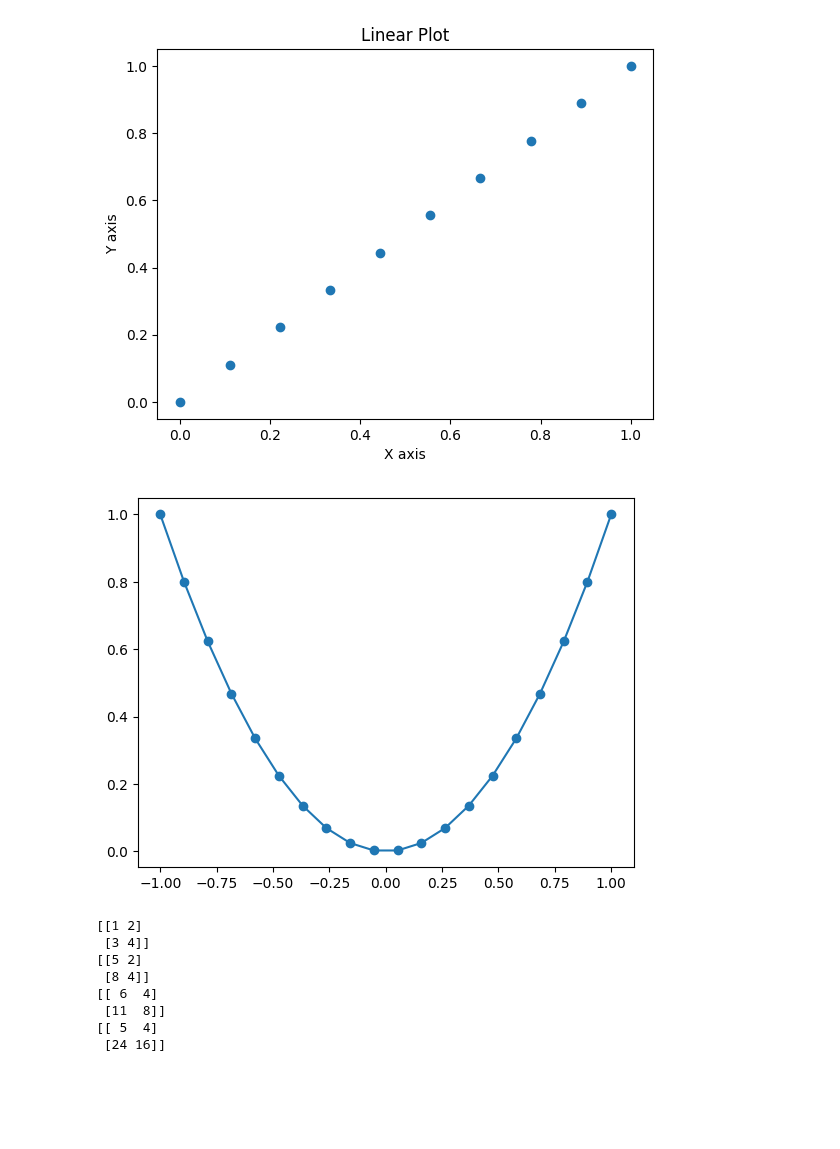
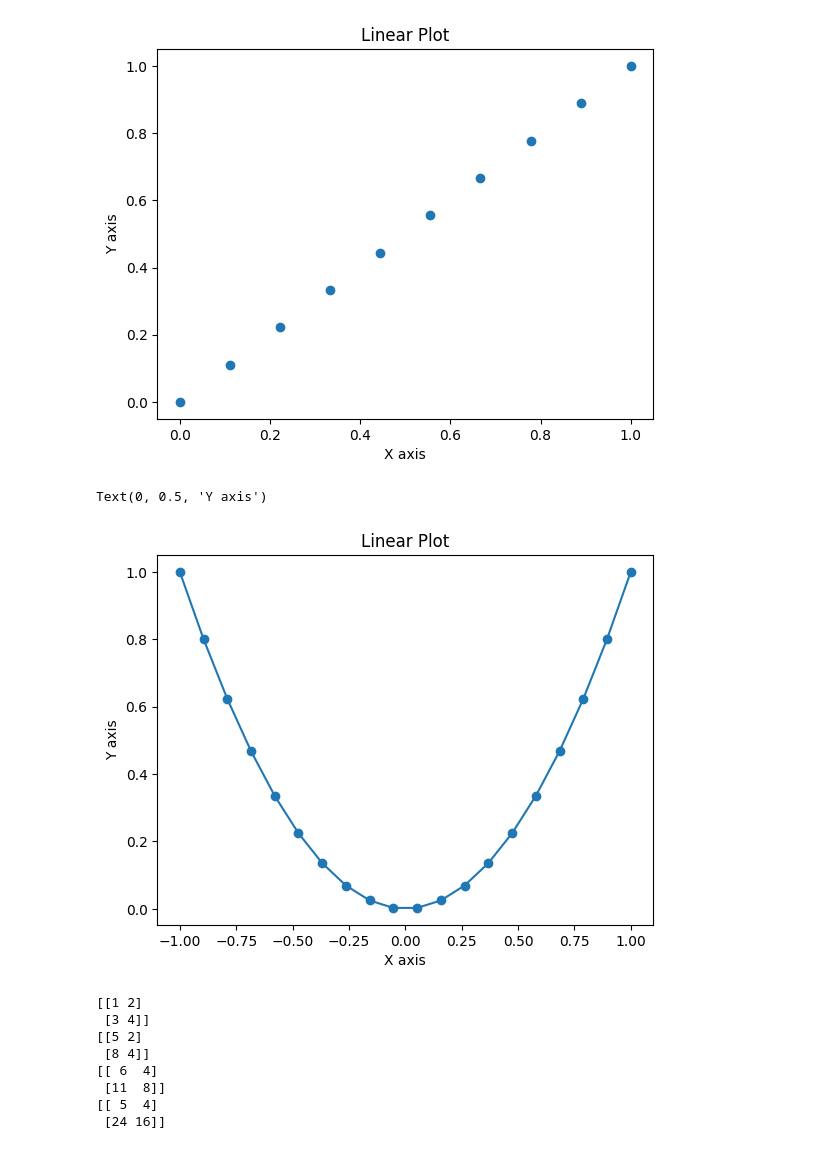
Before and after one commit to bhushan-ssh/colabs, a Jupyter notebook: numpy&plt.ipynb, the cells around one changed output. Cells and saved outputs as stored; diff of their text form; code cells hidden in the pictures; blank space fills up the shorter version.

```diff
--- a/numpy&plt.ipynb
+++ b/numpy&plt.ipynb
@@ -33,10 +33,14 @@ Text(0, 0.5, 'Y axis')
 # %%
 x=np.linspace(-1,1,20)
 y=x**2
 plt.plot(x,y);
 plt.scatter(x,y);
+plt.title("Linear Plot")
+plt.xlabel("X axis")
+plt.ylabel("Y axis")
 # %% [output]
+Text(0, 0.5, 'Y axis')
-[figure, old version]
+[figure, new version]
 # %%
 M = np.array([[1,2],[3,4]])
 print(M)
```
